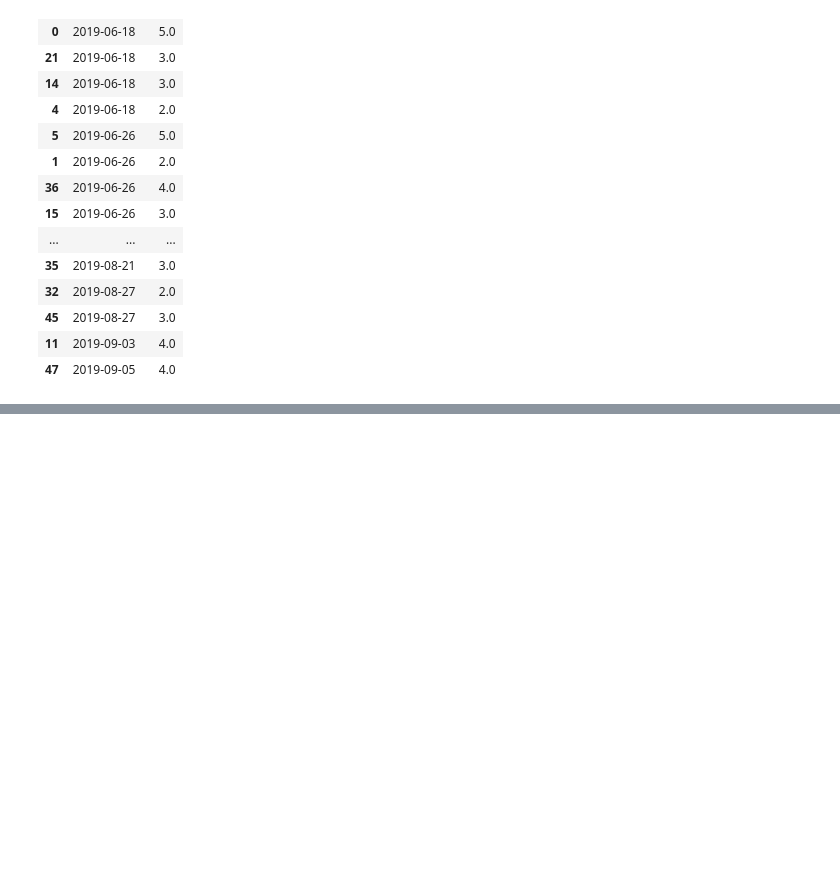
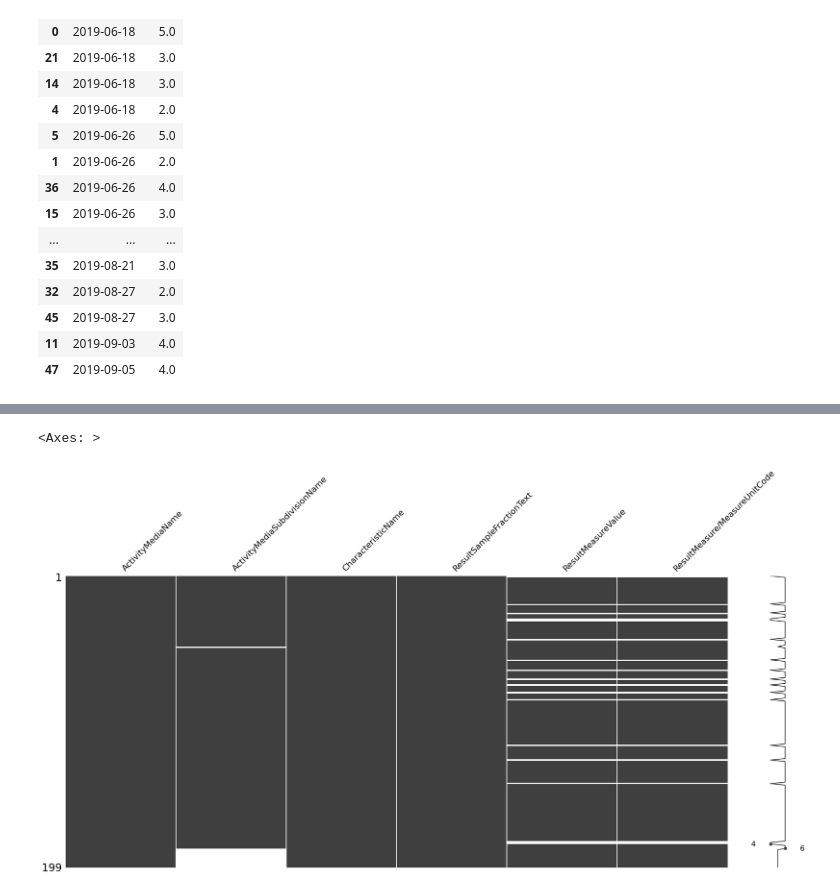
Before and after one commit to baileymccluresinger/PUS2024_BSinger, a Jupyter notebook: Project/Data_Processing.ipynb, the cells around one changed output, grey strips where cells are left out. Drawn from its saved outputs; the diff is of its cells as text; code cells hidden in the pictures; blank space fills up the shorter version.

```diff
--- a/Project/Data_Processing.ipynb
+++ b/Project/Data_Processing.ipynb
@@ -102,0 +138,7 @@ plt.plot(nit_wcc['timestamp'], nit_wcc['nutrient_nitrogen_value'])
+# %%
+nutrient_2024 = pd.read_csv("https://github.com/baileymccluresinger/PUS2024_BSinger/blob/main/Project/Nutrient%20by%20Year/resultphyschem-2024-water-nutrient.csv?raw=true")
+# %%
+n2024 = nutrient_2024[nutrient_2024['CharacteristicName'].str.contains('Nitrogen', na=False)]
+n2024 = n2024[n2024['ActivityMediaName'].str.contains('Water', na=False)]
+n2024_filtered = n2024.loc[:, ['ActivityMediaName', 'ActivityMediaSubdivisionName', 'CharacteristicName', 'ResultSampleFractionText', 'ResultMeasureValue', 'ResultMeasure/MeasureUnitCode']]
+n2024_filtered
@@ -102,0 +159,6 @@ plt.plot(nit_wcc['timestamp'], nit_wcc['nutrient_nitrogen_value'])
+# %%
+import missingno as msno
+msno.matrix(n2024_filtered)
+# %% [output]
+<Axes: >
+[figure, added]
```
Also changed, not shown: parts of 8 cells of this notebook.
